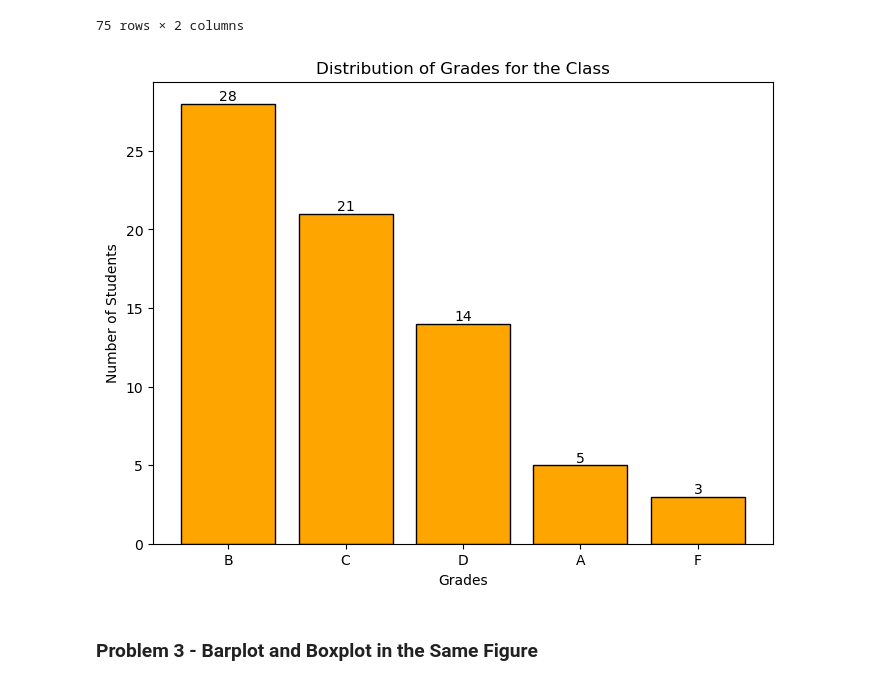
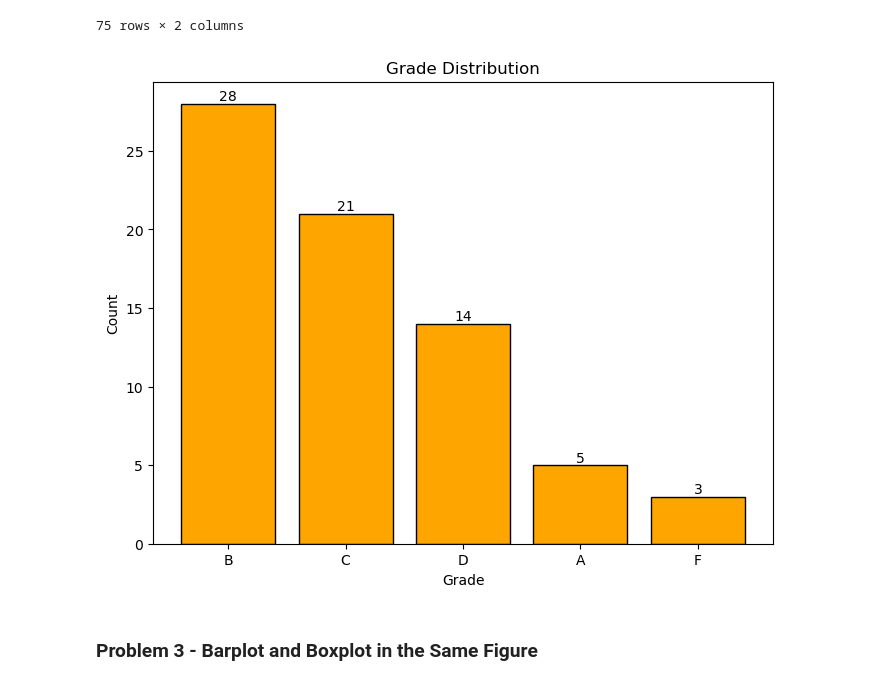
Before and after one commit to IE-555/homework4-manasidudhane, a Jupyter notebook: manasija_hw4.ipynb, the cells around one changed output. Saved outputs shown, nothing was run; the diff lists cells and outputs as text; code cells hidden in the pictures.

```diff
--- a/manasija_hw4.ipynb
+++ b/manasija_hw4.ipynb
@@ -98,37 +98,37 @@ def calculate_grade(score):
     if score > 90 and score<=100:
         return "A"
     elif score > 80 and score<=90:
         return "B"
     elif score > 70 and score<=80:
         return "C"
     elif score > 60 and score<=70:
         return "D"
     elif score < 60:
         return "F"
 
 # Apply the calculate_grade function to the 'Average Score' column
 data['Grade'] = data['Average Score'].apply(calculate_grade)
 
 # Count the occurrences of each grade
 grade_counts = data['Grade'].value_counts()
 
 # Plotting the histogram
 plt.figure(figsize=(8, 6))
 plt.bar(grade_counts.index, grade_counts.values, color='orange', edgecolor='black')
 
 # Display counts above the bars
 for i, count in enumerate(grade_counts):
     plt.text(i, count, str(count), ha='center', va='bottom')
 
 # Label the axes and add a title
-plt.xlabel('Grades')
-plt.ylabel('Number of Students')
-plt.title('Distribution of Grades for the Class')
+plt.xlabel('Grade')
+plt.ylabel('Count')
+plt.title('Grade Distribution')
 
 # Display the histogram
 plt.show()
 # %% [output]
-[figure, old version]
+[figure, new version]
 # %%
 # It's OK to break up your code into multiple cells.
 # %% [markdown]
```
